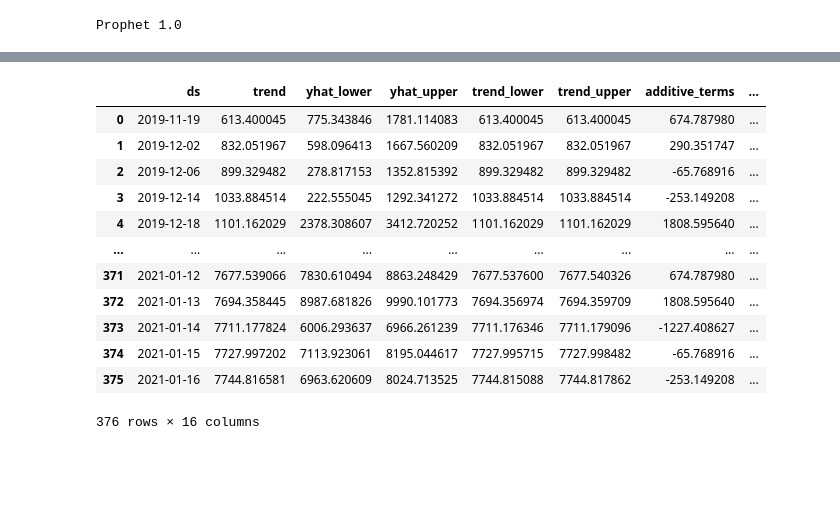
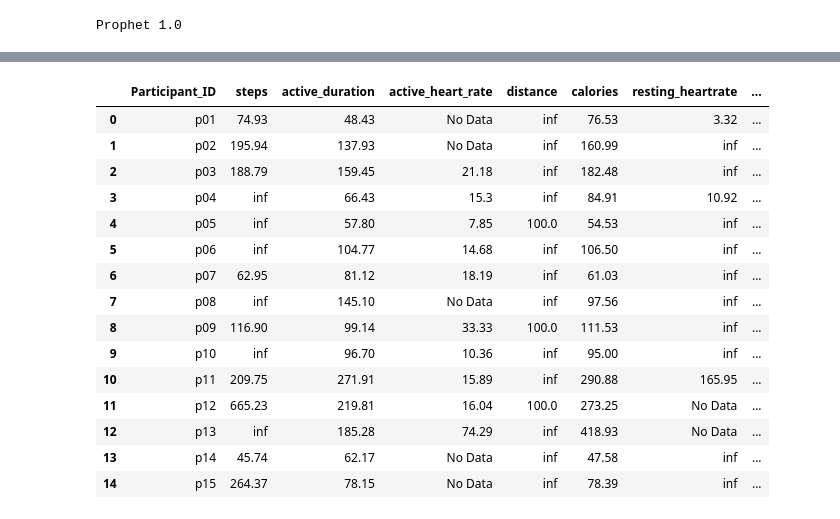
Before and after one commit to qaseemme064/Final-Project, a Jupyter notebook: ML_Test_11.ipynb, the cells around one changed output, grey strips where cells are left out. Saved outputs shown, nothing was run; the diff lists cells and outputs as text; code cells hidden in the pictures; blank space fills up the shorter version.

Commit message:
Code for using prophet to forecast data
Code for using prophet to forecast data, includes reading from DB, training model, testing model

```diff
--- a/ML_Test_11.ipynb
+++ b/ML_Test_11.ipynb
@@ -46,21 +157,27 @@ df_participant_overview=pd.read_csv("final_merged_all_participants/participant_o
 # %%
-df_sleep.rename(columns = {"Date_Of_Sleep": "Dates"}, inplace = True)
+# keep only particpant Ids
 
-# Drop the label 'time'
-df_active_heart_rate = df_active_heart_rate.drop(columns="Time")
-
-df_participant_IDs = df_participant_overview["Participant_ID"]
+df_participant_IDs = df_participant_overview["participant_id"]
 # %%
 def parser(df):
     df.dropna()
-    df = df.drop(["Participant_ID"],axis=1)
+    df = df.drop(["participant_id"],axis=1)
+    if "S.No." in df:
+        df = df.drop(["S.No."],axis=1)
     df.columns = ['ds', 'y']
     df['ds']= to_datetime(df['ds'])
 
     return df
 # %%
-def evaluate_model(predictions, test):
-    mape = np.mean(np.abs(predictions - test)/np.abs(test))  # MAPE.ipynb
+def evaluate_model(predictions, test, perf_mape):
+
+
+    if perf_mape:
+        test = test.reset_index()
+        predictions = predictions.reset_index()
+        mape = round(100 * np.mean(np.abs(predictions['yhat'] - test['y'])/np.abs(test['y'])),2)  # MAPE.ipynb
+    else:
+        mape = "No Data"
     return mape
 # %%
 active_duration_forcast_df = pd.DataFrame(columns = ['Participant_ID', 'Dates', 'Active_Duration_in_mins'])
@@ -70,5 +187,6 @@ distance_forcast_df = pd.DataFrame(columns = ['Participant_ID', 'Dates', 'Distan
 calories_forcast_df = pd.DataFrame(columns = ['Participant_ID', 'Dates', 'Calories'])
 resting_heartrate_forcast_df = pd.DataFrame(columns = ['Participant_ID', 'Dates', 'Resting_beats_per_min'])
 sleep_forcast_df = pd.DataFrame(columns = ['Participant_ID', 'Dates', 'Minutes_Asleep'])
+mape_df = pd.DataFrame(columns = ['Participant_ID', 'steps', 'active_duration', 'active_heart_rate', 'distance', 'calories', 'resting_heartrate', 'sleep', 'Training_Percentage', 'Daily_Seasonality'])
 # %%
 for id in df_participant_IDs:
@@ -182,19 +415,22 @@ INFO:prophet:n_changepoints greater than number of observations. Using 7.
 #    calories_train_forcast.to_csv('folder/subfolder/out.csv')
 #    resting_heartrate_train_forcast.to_csv('folder/subfolder/out.csv')
 #    sleep_train_forcast.to_csv('folder/subfolder/out.csv')
-# %%
-steps_train_forcast
-# %% [output]
-|  | ds | trend | yhat_lower | yhat_upper | trend_lower | trend_upper | additive_terms | ... |
-| 0 | 2019-11-19 | 613.400045 | 775.343846 | 1781.114083 | 613.400045 | 613.400045 | 674.787980 | ... |
-| 1 | 2019-12-02 | 832.051967 | 598.096413 | 1667.560209 | 832.051967 | 832.051967 | 290.351747 | ... |
-| 2 | 2019-12-06 | 899.329482 | 278.817153 | 1352.815392 | 899.329482 | 899.329482 | -65.768916 | ... |
-| 3 | 2019-12-14 | 1033.884514 | 222.555045 | 1292.341272 | 1033.884514 | 1033.884514 | -253.149208 | ... |
-| 4 | 2019-12-18 | 1101.162029 | 2378.308607 | 3412.720252 | 1101.162029 | 1101.162029 | 1808.595640 | ... |
-| ... | ... | ... | ... | ... | ... | ... | ... | ... |
-| 371 | 2021-01-12 | 7677.539066 | 7830.610494 | 8863.248429 | 7677.537600 | 7677.540326 | 674.787980 | ... |
-| 372 | 2021-01-13 | 7694.358445 | 8987.681826 | 9990.101773 | 7694.356974 | 7694.359709 | 1808.595640 | ... |
-| 373 | 2021-01-14 | 7711.177824 | 6006.293637 | 6966.261239 | 7711.176346 | 7711.179096 | -1227.408627 | ... |
-| 374 | 2021-01-15 | 7727.997202 | 7113.923061 | 8195.044617 | 7727.995715 | 7727.998482 | -65.768916 | ... |
-| 375 | 2021-01-16 | 7744.816581 | 6963.620609 | 8024.713525 | 7744.815088 | 7744.817862 | -253.149208 | ... |
-376 rows × 16 columns
+# %%
+mape_df
+# %% [output]
+|  | Participant_ID | steps | active_duration | active_heart_rate | distance | calories | resting_heartrate | ... |
+| 0 | p01 | 74.93 | 48.43 | No Data | inf | 76.53 | 3.32 | ... |
+| 1 | p02 | 195.94 | 137.93 | No Data | inf | 160.99 | inf | ... |
+| 2 | p03 | 188.79 | 159.45 | 21.18 | inf | 182.48 | inf | ... |
+| 3 | p04 | inf | 66.43 | 15.3 | inf | 84.91 | 10.92 | ... |
+| 4 | p05 | inf | 57.80 | 7.85 | 100.0 | 54.53 | inf | ... |
+| 5 | p06 | inf | 104.77 | 14.68 | inf | 106.50 | inf | ... |
+| 6 | p07 | 62.95 | 81.12 | 18.19 | inf | 61.03 | inf | ... |
+| 7 | p08 | inf | 145.10 | No Data | inf | 97.56 | inf | ... |
+| 8 | p09 | 116.90 | 99.14 | 33.33 | 100.0 | 111.53 | inf | ... |
+| 9 | p10 | inf | 96.70 | 10.36 | inf | 95.00 | inf | ... |
+| 10 | p11 | 209.75 | 271.91 | 15.89 | inf | 290.88 | 165.95 | ... |
+| 11 | p12 | 665.23 | 219.81 | 16.04 | 100.0 | 273.25 | No Data | ... |
+| 12 | p13 | inf | 185.28 | 74.29 | inf | 418.93 | No Data | ... |
+| 13 | p14 | 45.74 | 62.17 | No Data | inf | 47.58 | inf | ... |
+| 14 | p15 | 264.37 | 78.15 | No Data | inf | 78.39 | inf | ... |
```
Also changed, not shown: parts of 5 cells of this notebook.
